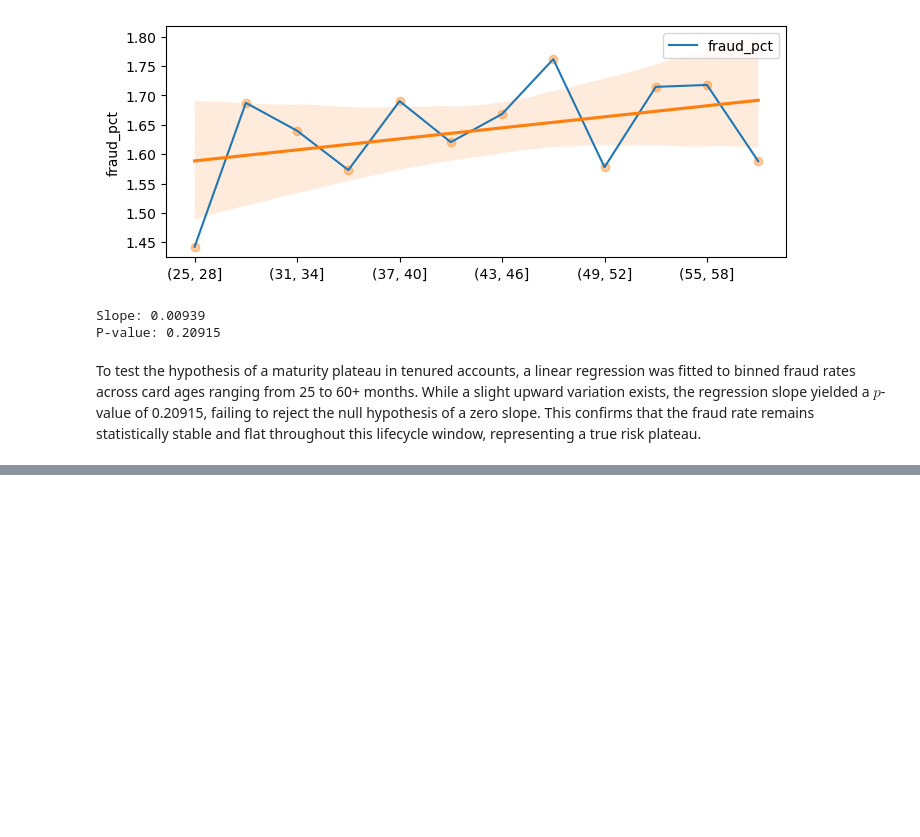
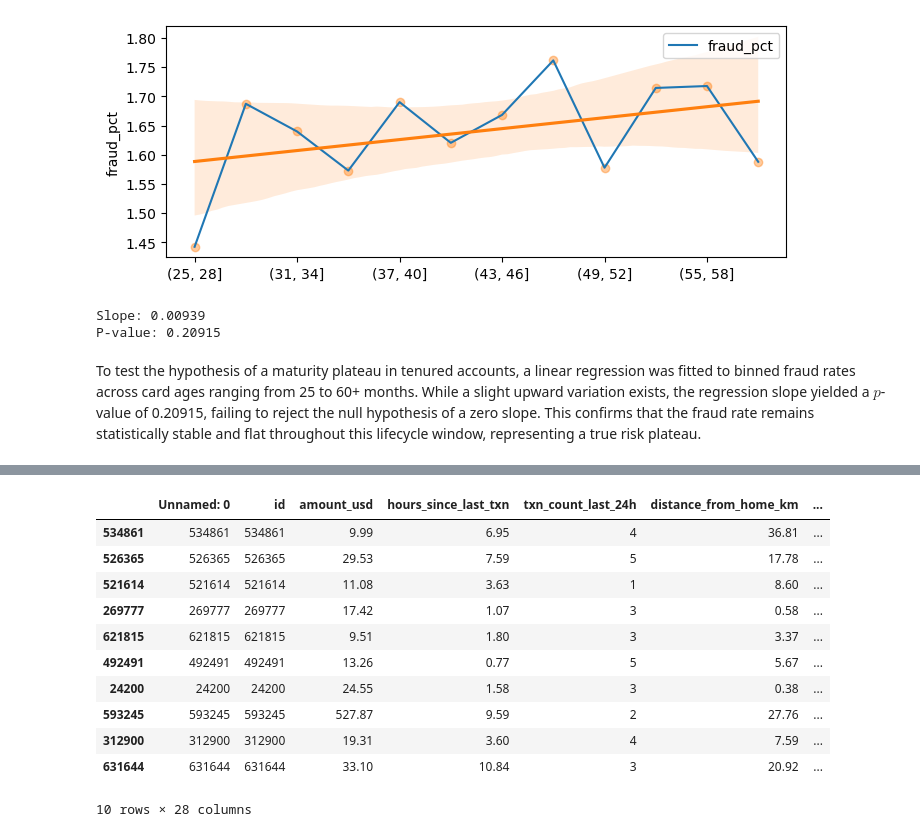
Before and after one commit to ShankTesla/Credit-Card-Fraud-Detection, a Jupyter notebook: notebooks/1.3-gs-exploratory-data-analysis.ipynb, the cells around one changed output, grey strips where cells are left out. Drawn from its saved outputs; the diff is of its cells as text; code cells hidden in the pictures; blank space fills up the shorter version.

```diff
--- a/notebooks/1.3-gs-exploratory-data-analysis.ipynb
+++ b/notebooks/1.3-gs-exploratory-data-analysis.ipynb
@@ -316,0 +425,16 @@ To test the hypothesis of a maturity plateau in tenured accounts, a linear regre
+# %%
+# read 10 fraud and 10 non fraud
+explore[explore["is_fraud"] == 1].sample(10, random_state=1)
+# %% [output]
+|  | Unnamed: 0 | id | amount_usd | hours_since_last_txn | txn_count_last_24h | distance_from_home_km | ... |
+| 534861 | 534861 | 534861 | 9.99 | 6.95 | 4 | 36.81 | ... |
+| 526365 | 526365 | 526365 | 29.53 | 7.59 | 5 | 17.78 | ... |
+| 521614 | 521614 | 521614 | 11.08 | 3.63 | 1 | 8.60 | ... |
+| 269777 | 269777 | 269777 | 17.42 | 1.07 | 3 | 0.58 | ... |
+| 621815 | 621815 | 621815 | 9.51 | 1.80 | 3 | 3.37 | ... |
+| 492491 | 492491 | 492491 | 13.26 | 0.77 | 5 | 5.67 | ... |
+| 24200 | 24200 | 24200 | 24.55 | 1.58 | 3 | 0.38 | ... |
+| 593245 | 593245 | 593245 | 527.87 | 9.59 | 2 | 27.76 | ... |
+| 312900 | 312900 | 312900 | 19.31 | 3.60 | 4 | 7.59 | ... |
+| 631644 | 631644 | 631644 | 33.10 | 10.84 | 3 | 20.92 | ... |
+10 rows × 28 columns
```
Also changed, not shown: parts of 12 cells of this notebook.
